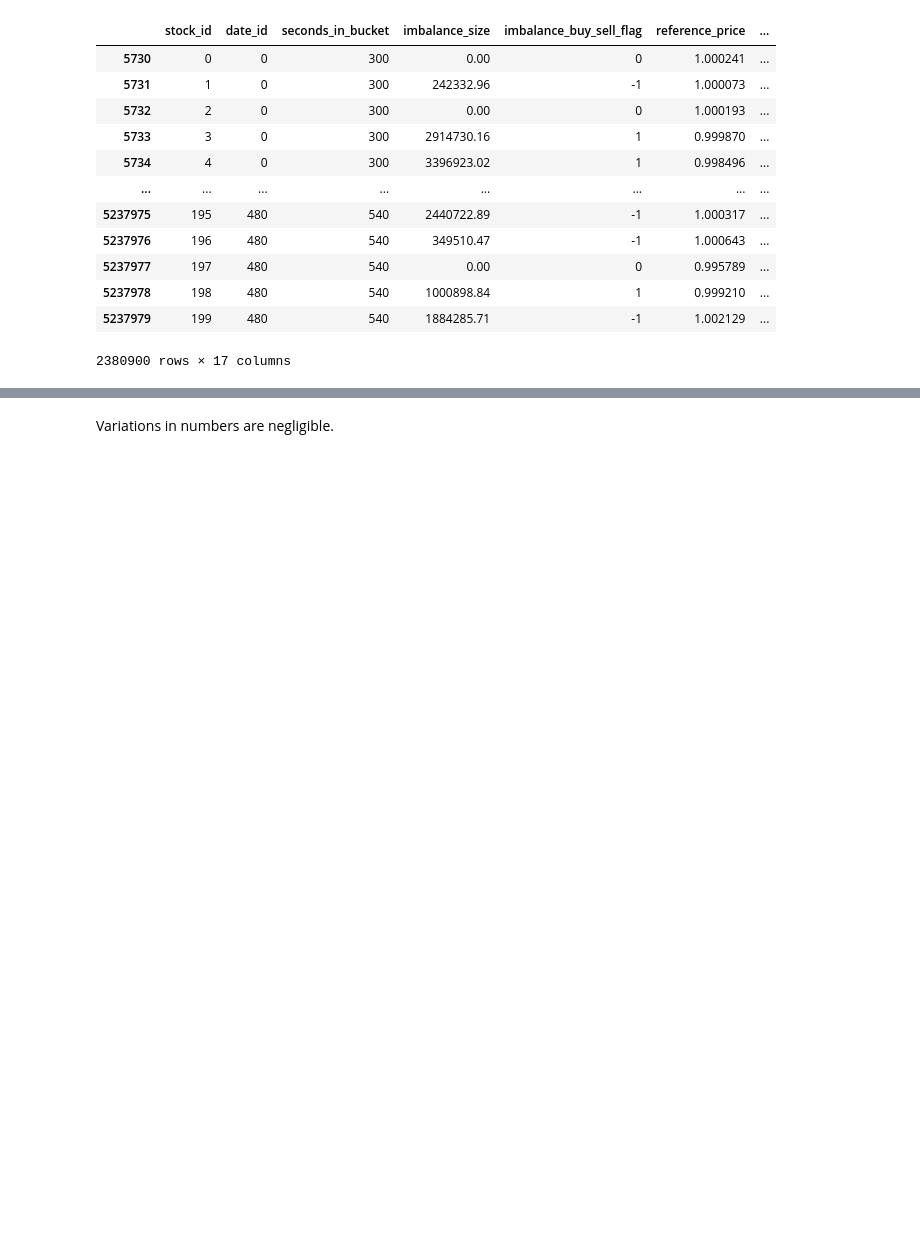
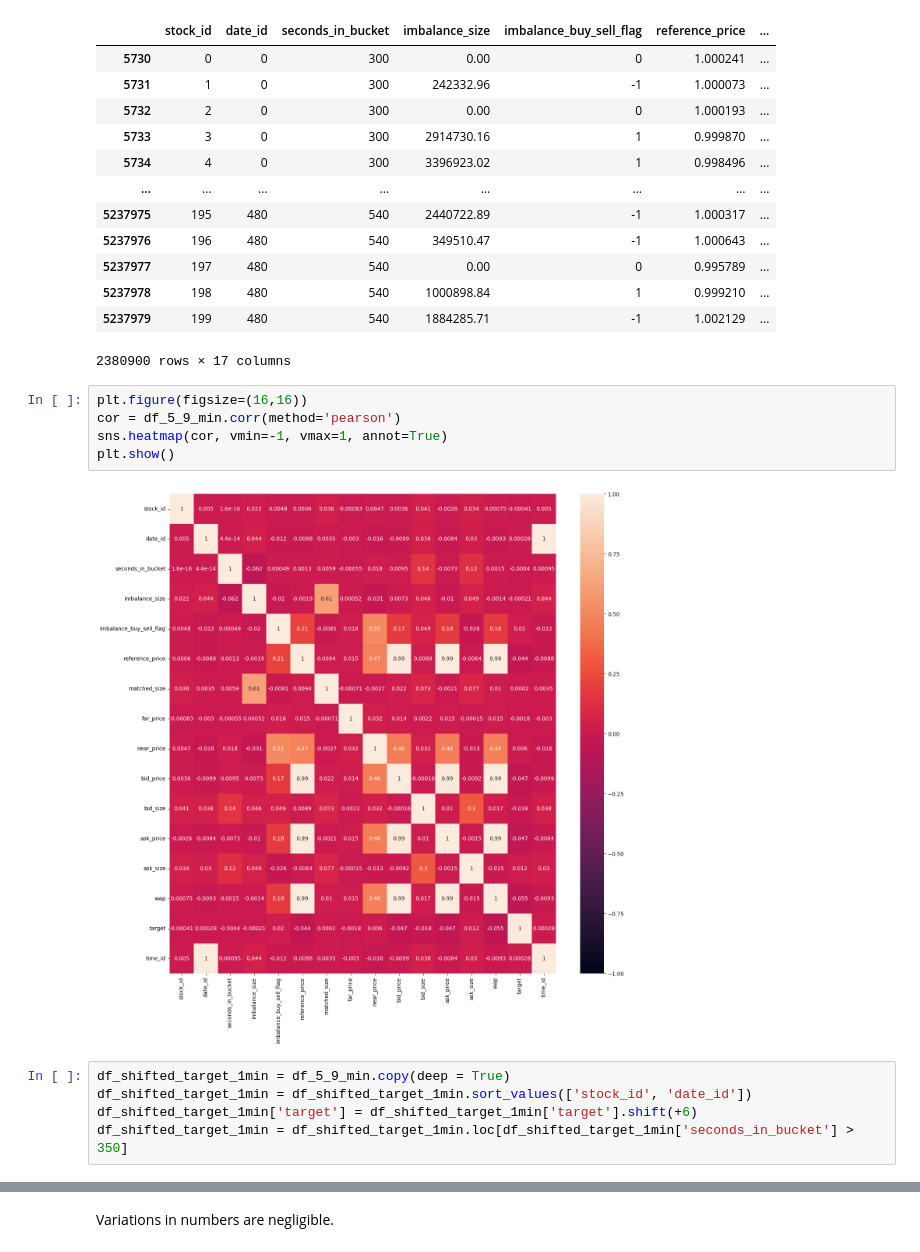
Before and after one commit to tfranza/optiver, a Jupyter notebook: Data_analysis.ipynb, the cells around one changed output, grey strips where cells are left out. Drawn from its saved outputs; the diff is of its cells as text; blank space fills up the shorter version.

```diff
--- a/Data_analysis.ipynb
+++ b/Data_analysis.ipynb
@@ -156,5 +169,17 @@ df_5_9_min
 | 5237978 | 198 | 480 | 540 | 1000898.84 | 1 | 0.999210 | ... |
 | 5237979 | 199 | 480 | 540 | 1884285.71 | -1 | 1.002129 | ... |
 2380900 rows × 17 columns
+# %%
+plt.figure(figsize=(16,16))
+cor = df_5_9_min.corr(method='pearson')
+sns.heatmap(cor, vmin=-1, vmax=1, annot=True)
+plt.show()
+# %% [output]
+[figure, added]
+# %%
+df_shifted_target_1min = df_5_9_min.copy(deep = True)
+df_shifted_target_1min = df_shifted_target_1min.sort_values(['stock_id', 'date_id'])
+df_shifted_target_1min['target'] = df_shifted_target_1min['target'].shift(+6)
+df_shifted_target_1min = df_shifted_target_1min.loc[df_shifted_target_1min['seconds_in_bucket'] > 350]
 # %%
 plt.figure(figsize=(16,16))
```
Also changed, not shown: parts of 53 cells of this notebook.
